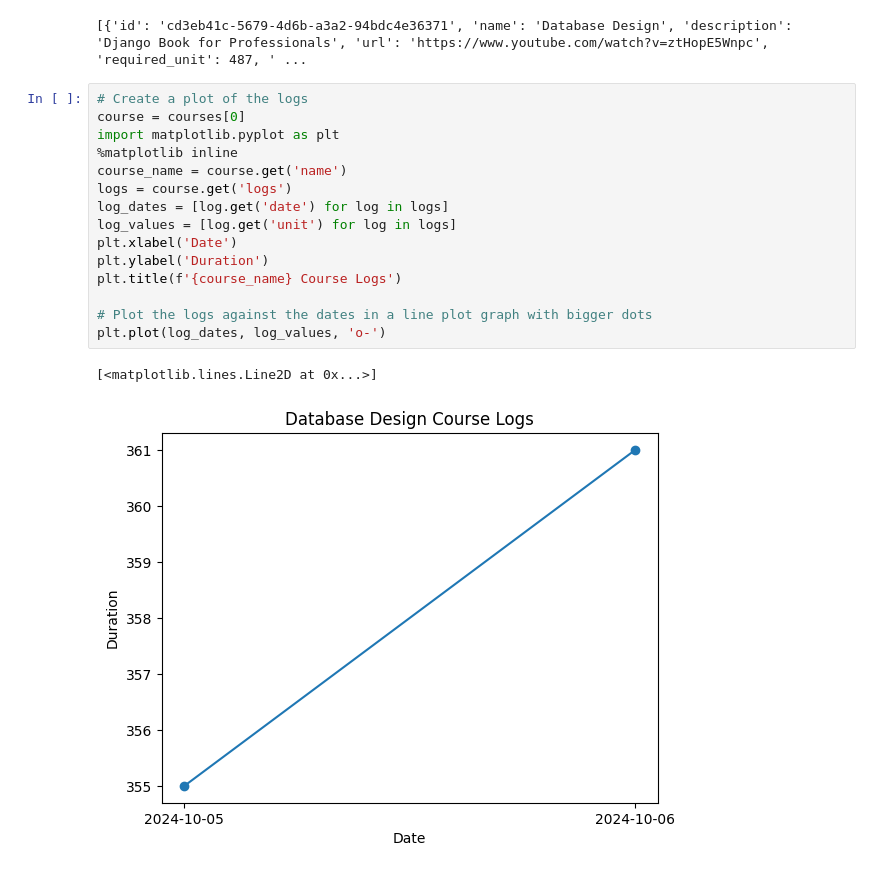
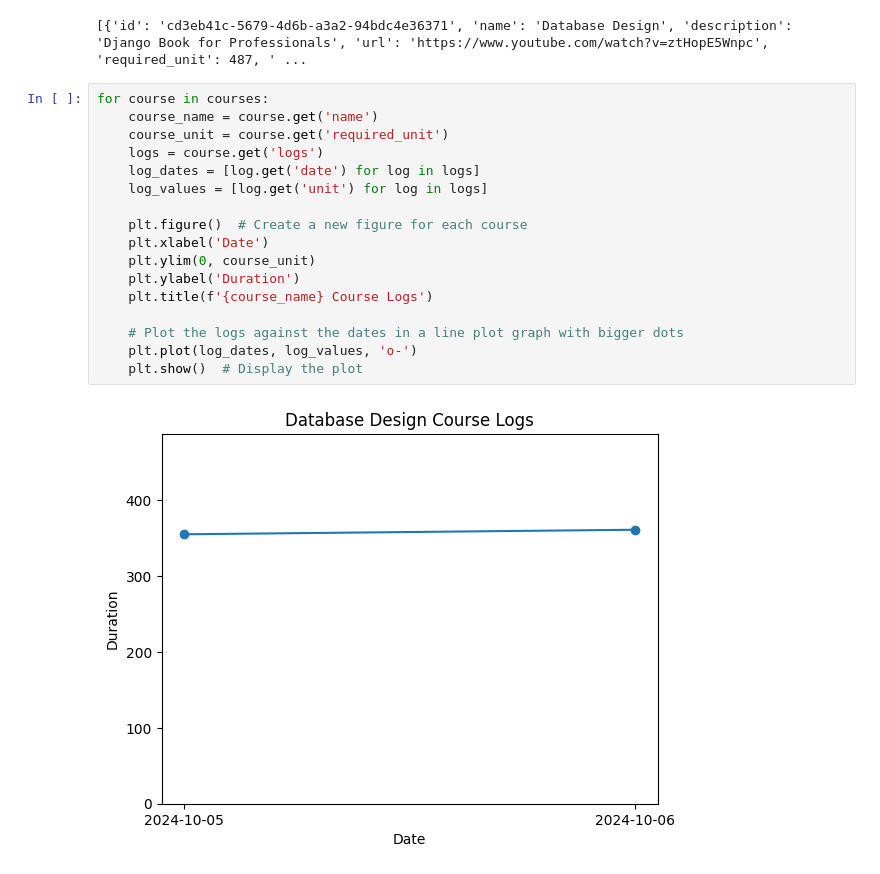
Before and after one commit to Shihabulislam1/coursetracker-abrar, a Jupyter notebook: scripts/add_course_updates.ipynb, the cells around one changed output. Cells and saved outputs as stored; diff of their text form.

```diff
--- a/scripts/add_course_updates.ipynb
+++ b/scripts/add_course_updates.ipynb
@@ -70,20 +72,21 @@ print(courses)
 # %% [output]
 [{'id': 'cd3eb41c-5679-4d6b-a3a2-94bdc4e36371', 'name': 'Database Design', 'description': 'Django Book for Professionals', 'url': 'https://www.youtube.com/watch?v=ztHopE5Wnpc', 'required_unit': 487, ' ...
 # %%
-# Create a plot of the logs
-course = courses[0]
-import matplotlib.pyplot as plt
-%matplotlib inline
-course_name = course.get('name')
-logs = course.get('logs')
-log_dates = [log.get('date') for log in logs]
-log_values = [log.get('unit') for log in logs]
-plt.xlabel('Date')
-plt.ylabel('Duration')
-plt.title(f'{course_name} Course Logs')
+for course in courses:
+    course_name = course.get('name')
+    course_unit = course.get('required_unit')
+    logs = course.get('logs')
+    log_dates = [log.get('date') for log in logs]
+    log_values = [log.get('unit') for log in logs]
 
-# Plot the logs against the dates in a line plot graph with bigger dots
-plt.plot(log_dates, log_values, 'o-')
+    plt.figure()  # Create a new figure for each course
+    plt.xlabel('Date')
+    plt.ylim(0, course_unit)
+    plt.ylabel('Duration')
+    plt.title(f'{course_name} Course Logs')
+
+    # Plot the logs against the dates in a line plot graph with bigger dots
+    plt.plot(log_dates, log_values, 'o-')
+    plt.show()  # Display the plot
 # %% [output]
-[<matplotlib.lines.Line2D at 0x...>]
-[figure, old version]
+[figure, new version]
```
Also changed, not shown: parts of 4 cells of this notebook, 1 other file.
